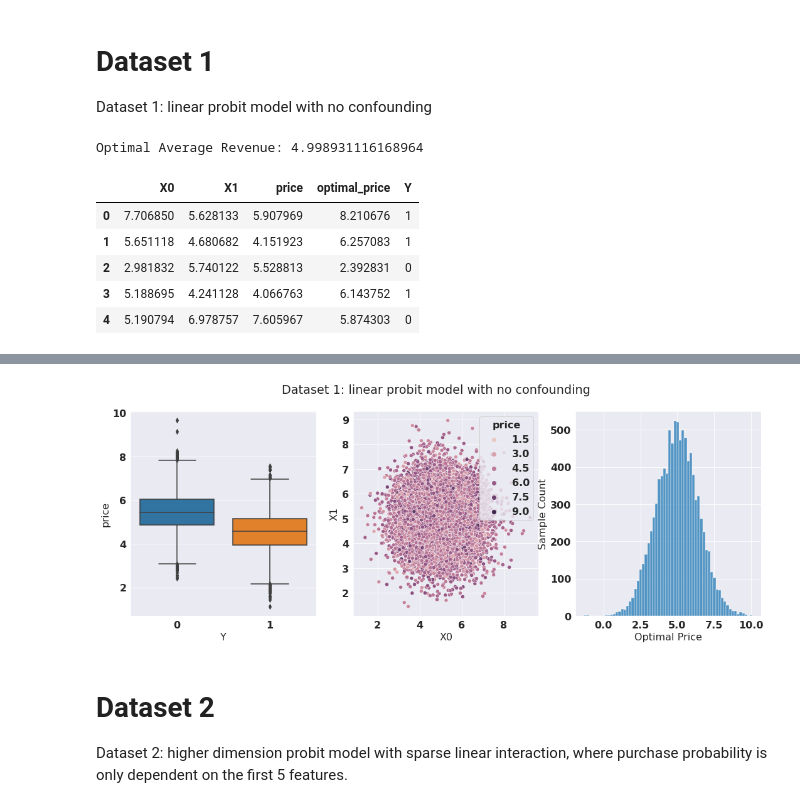
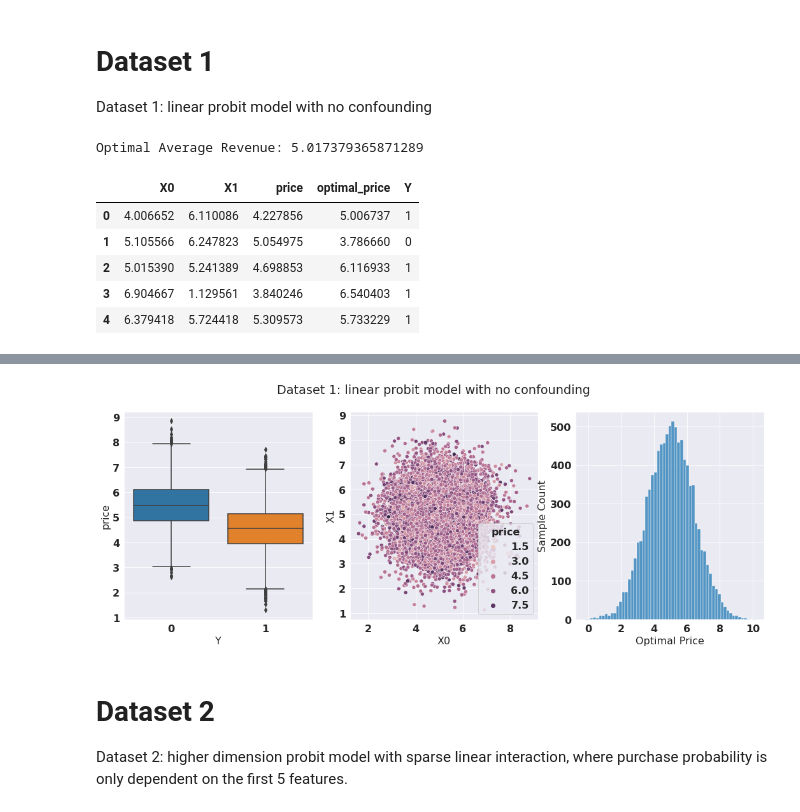
Before and after one commit to lentin26/Student-Prescription-Tree, a Jupyter notebook: lightGBM.ipynb, the cells around one changed output, grey strips where cells are left out. Saved outputs shown, nothing was run; the diff lists cells and outputs as text; code cells hidden in the pictures.

```diff
--- a/lightGBM.ipynb
+++ b/lightGBM.ipynb
@@ -500,7 +500,7 @@ Dataset 1: linear probit model with no confounding
 # %%
 def model_1():
     # dataset 1: linear probit model with no confounding
-    np.random.seed(101)
+    # np.random.seed(101)
     def generate_model_1():
         h = -1
         n = 2
@@ -515,7 +515,7 @@ def model_1():
         g = X0
         optimal_price = -1*(g + epsilon)/h
 
-        Y_star = X0 + h*P + epsilon
+        Y_star = g + h*P + epsilon
 
         return X0, X1, P, Y_star, optimal_price
 
@@ -564,10 +564,10 @@ ax[2].set_xlabel("Optimal Price")
 print('Optimal Average Revenue:', results.optimal_price.sum()/len(results))
 results.head()
 # %% [output]
-Optimal Average Revenue: 4.998931116168964
+Optimal Average Revenue: 5.017379365871289
 |  | X0 | X1 | price | optimal_price | Y |
-| 0 | 7.706850 | 5.628133 | 5.907969 | 8.210676 | 1 |
-| 1 | 5.651118 | 4.680682 | 4.151923 | 6.257083 | 1 |
-| 2 | 2.981832 | 5.740122 | 5.528813 | 2.392831 | 0 |
-| 3 | 5.188695 | 4.241128 | 4.066763 | 6.143752 | 1 |
-| 4 | 5.190794 | 6.978757 | 7.605967 | 5.874303 | 0 |
+| 0 | 4.006652 | 6.110086 | 4.227856 | 5.006737 | 1 |
+| 1 | 5.105566 | 6.247823 | 5.054975 | 3.786660 | 0 |
+| 2 | 5.015390 | 5.241389 | 4.698853 | 6.116933 | 1 |
+| 3 | 6.904667 | 1.129561 | 3.840246 | 6.540403 | 1 |
+| 4 | 6.379418 | 5.724418 | 5.309573 | 5.733229 | 1 |
@@ -577,4 +574,4 @@ WARNING:matplotlib.font_manager:findfont: Font family ['normal'] not found. Fall
-[figure, old version]
+[figure, new version]
 # %% [markdown]
 # Dataset 2
 Dataset 2: higher dimension probit model with sparse linear interaction, where purchase probability is only dependent on the first 5 features.
```
Also changed, not shown: parts of 24 cells of this notebook.
